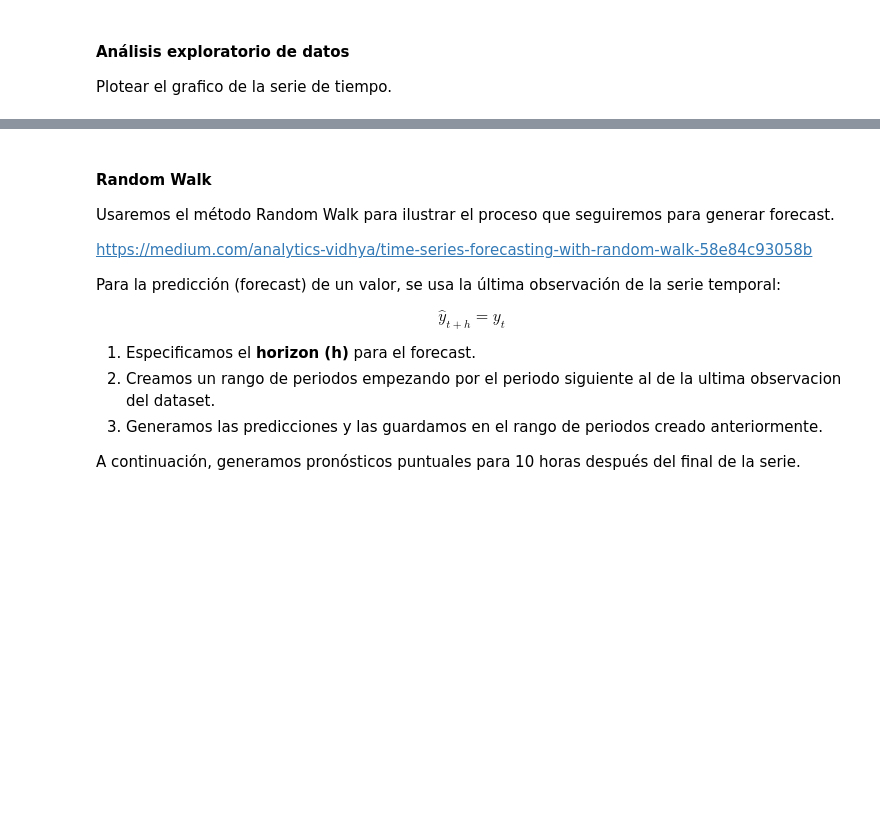
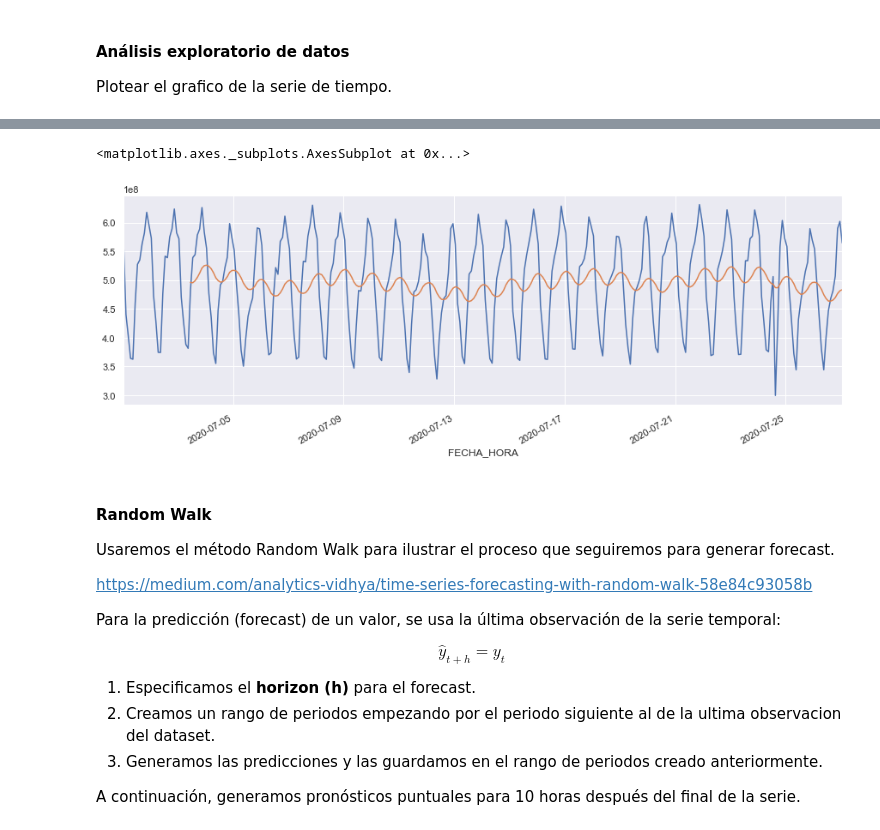
Before and after one commit to diplodatos2020/AprendizajeSupervisado_Mentoria, a Jupyter notebook: Practico_AS.ipynb, the cells around one changed output, grey strips where cells are left out. Cells and saved outputs as stored; diff of their text form; code cells hidden in the pictures; blank space fills up the shorter version.

```diff
--- a/Practico_AS.ipynb
+++ b/Practico_AS.ipynb
@@ -248,0 +193,3 @@ sns.distplot(y)
+# %%
+out = df_new['OUTBOUND_BITS']
+out
@@ -268,3 +254,15 @@ NameError: name 'plot_y' is not defined
+# %%
+k=[]
+for x in out.index.values:
+    k.append(x.to_timestamp())
+# %%
+out_mean = out.rolling(window = 30).mean()
+# %%
+plt.plot(k,out.values)
+out_mean.plot()
+# %% [output]
+<matplotlib.axes._subplots.AxesSubplot at 0x...>
+[figure, added]
 # %% [markdown]
 #### **Random Walk**
 
```
Also changed, not shown: parts of 80 cells of this notebook.
